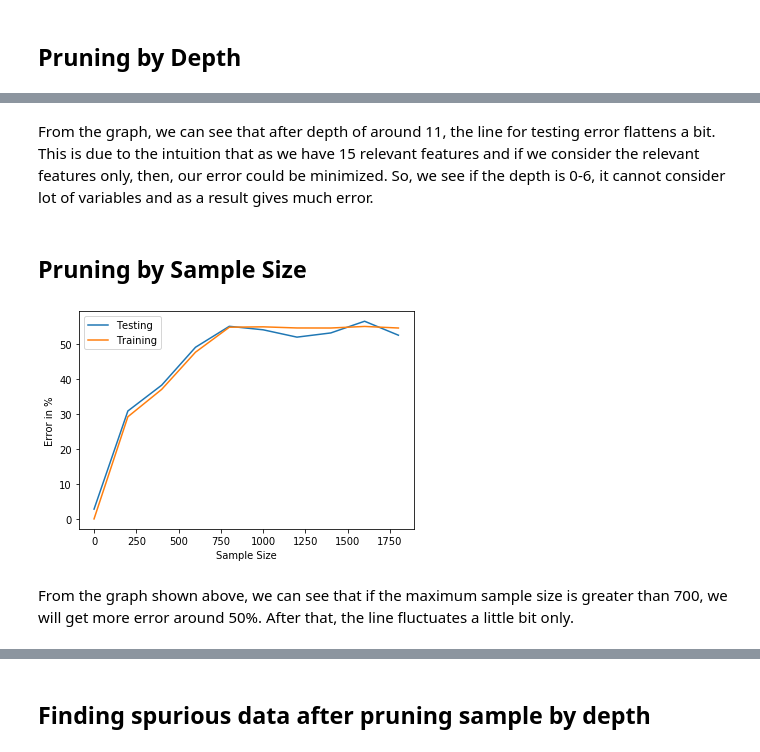
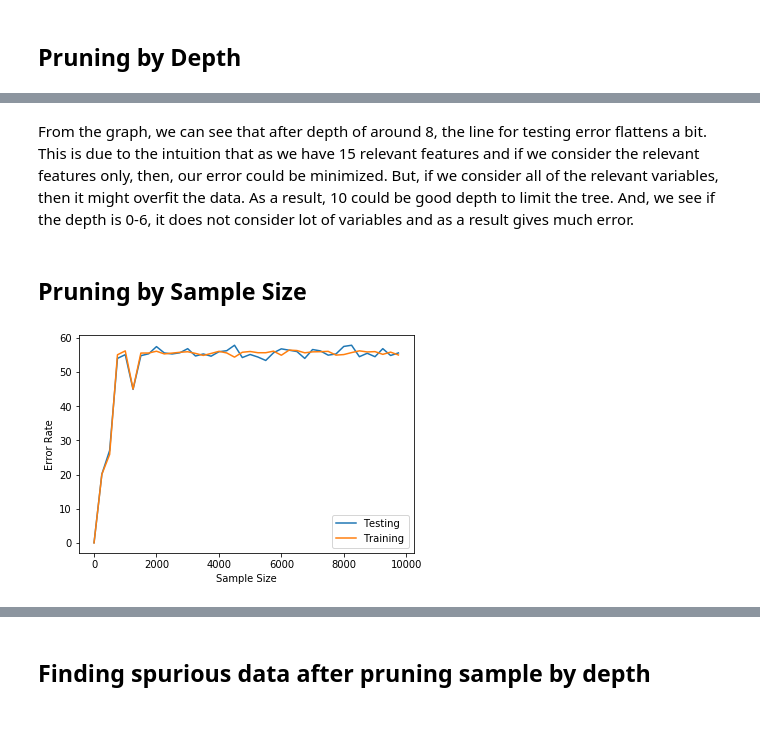
Before and after one commit to harsh-bhatt-25/ML_CS536, a Jupyter notebook: Assignment 2/Decision Trees.ipynb, the cells around one changed output, grey strips where cells are left out. Saved outputs shown, nothing was run; the diff lists cells and outputs as text; code cells hidden in the pictures; blank space fills up the shorter version.

```diff
--- a/Assignment 2/Decision Trees.ipynb
+++ b/Assignment 2/Decision Trees.ipynb
@@ -307,7 +356,7 @@ def graph(x, y):
     plt.show()
 # %%
 x, y = [], []
-for i in range(100, 10000, 500):
+for i in range(100, 10000, 250):
     data_obj = GenerateDataset(10)
     x_dataset, y_dataset = data_obj.generate(i, 10)
     x_train, x_test, y_train, y_test = train_test_split(x_dataset, y_dataset, test_size=0.2, random_state=1234)
@@ -917,5 +1097,5 @@ plt.show()
 # %% [markdown]
-From the graph, we can see that after depth of around 11, the line for testing error flattens a bit. This is due to the intuition that as we have 15 relevant features and if we consider the relevant features only, then, our error could be minimized. So, we see if the depth is 0-6, it cannot consider lot of variables and as a result gives much error.
+From the graph, we can see that after depth of around 8, the line for testing error flattens a bit. This is due to the intuition that as we have 15 relevant features and if we consider the relevant features only, then, our error could be minimized. But, if we consider all of the relevant variables, then it might overfit the data. As a result, 10 could be good depth to limit the tree. And, we see if the depth is 0-6, it does not consider lot of variables and as a result gives much error.
 # %% [markdown]
 ## Pruning by Sample Size
 # %%
@@ -939,31 +1119,28 @@ class DecisionTreeSample:
         self.root = None
         self.min_sample = min_sample
         self.irrelevant_array, self.relevant_array = [], []
+        self.ir, self.total = 0, 0
 
     def train(self, x_array, y):
         _, features = x_array.shape
         indices = [i for i in range(features)]
-        self.root = self.tree(x_array, y, indices)
+        self.root = self.tree(x_array, y)
 
-    def tree(self, x_array, y, feature_indices):
+    def tree(self, x_array, y):
         left_indices, right_indices = [], []
         len_labels = len(set(y))
-        if len_labels == 1:
-            label_name = y[0]
-            return NodeSample(label_name=label_name)
 
-        if len(y) <= self.min_sample:
+        if len_labels == 1 or len(y) <= self.min_sample:
             value = self.max_counter(y)
             return NodeSample(label_name = value)
 
-        if len_labels != 1 and len(feature_indices) == 0:
-            value = self.max_counter(y)
-            return NodeSample(label_name=value)
+        feature_index, entropy, feature_value = self.get_split_index(x_array, y, np.unique(y))
 
-        indexes = feature_indices
-        feature_index, entropy, feature_value = self.get_split_index(x_array, y, indexes, np.unique(y))
+        self.relevant_array.append(feature_index)
+        self.total += 1
 
-        if feature_index in [15, 16, 17, 18, 19, 20]:
+        if feature_index in [11, 12, 13, 14, 15]:
+            self.ir += 1
             self.irrelevant_array.append(feature_index)
 
         if entropy == 0:
@@ -978,8 +1155,8 @@ class DecisionTreeSample:
             else:
                 right_indices.append(i)
 
-        left_node = self.tree(x_array[np.array(left_indices), :], y[np.array(left_indices)], indexes)
-        right_node = self.tree(x_array[np.array(right_indices), :], y[np.array(right_indices)], indexes)
+        left_node = self.tree(x_array[np.array(left_indices), :], y[np.array(left_indices)])
+        right_node = self.tree(x_array[np.array(right_indices), :], y[np.array(right_indices)])
         return NodeSample(feature_index, feature_value, left=left_node, right=right_node, entropy=entropy,
                     samples=len(y), counts=np.bincount(y))
 
@@ -992,9 +1169,10 @@ class DecisionTreeSample:
                 max_value = i
         return max_value
 
-    def get_split_index(self, x_array, y, indexes, unique_y):
+    def get_split_index(self, x_array, y, unique_y):
         entropy, split_index, split_value = -1, None, None
-        for column in indexes:
+        length = x_array.shape[1]
+        for column in range(length):
             X_column = x_array[:, column]
             for value in unique_y:
                 gain = self.information_gain(X_column, y, value)
@@ -1048,10 +1226,15 @@ class DecisionTreeSample:
 
     def check_irrelevant(self):
         return len(set(self.irrelevant_array))
+
+    def check_irrelevant_probability(self):
+        if self.total == 0:
+            return 0
+        return self.ir/self.total
 # %%
 x, y, z = [], [], []
-it = [i for i in range(0, 2000, 200)]
-for i in range(0, 2000, 200):
+it = [i for i in range(0, 10000, 250)]
+for i in range(0, 10000, 250):
     data_obj = GenerateDataset2()
     x_dataset, y_dataset = data_obj.generate(10000)
     x_train, x_test, y_train, y_test = train_test_split(x_dataset, y_dataset, test_size=0.2, random_state=1234)
@@ -1070,11 +1253,9 @@ for i in range(0, 2000, 200):
 # %%
 plt.plot(it,y)
 plt.plot(it, z)
 plt.xlabel("Sample Size")
-plt.ylabel("Error in %")
+plt.ylabel("Error Rate")
 plt.legend(["Testing", "Training"])
 plt.show()
 # %% [output]
-[figure, old version]
+[figure, new version]
-# %% [markdown]
-From the graph shown above, we can see that if the maximum sample size is greater than 700, we will get more error around 50%. After that, the line fluctuates a little bit only.
```
Also changed, not shown: parts of 32 cells of this notebook, 9 other files.
